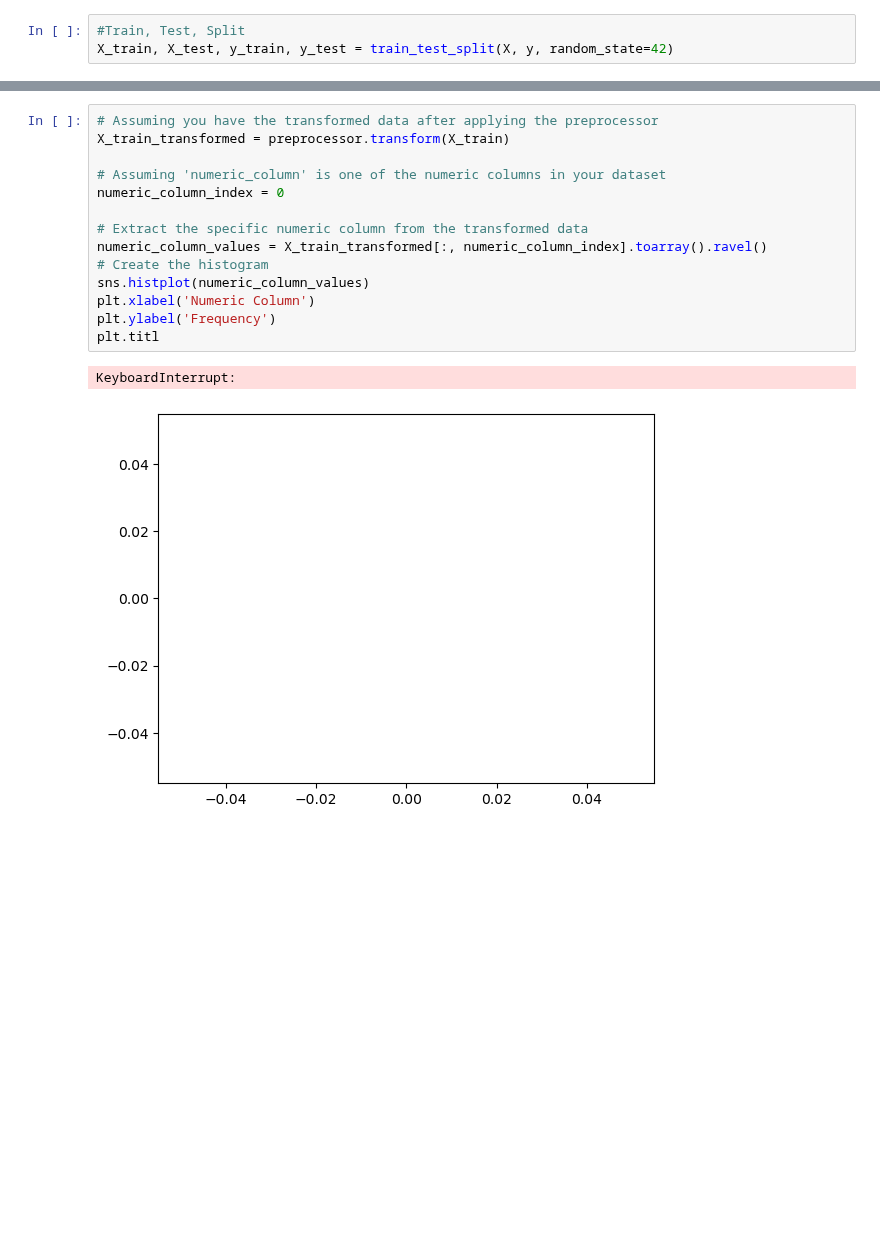
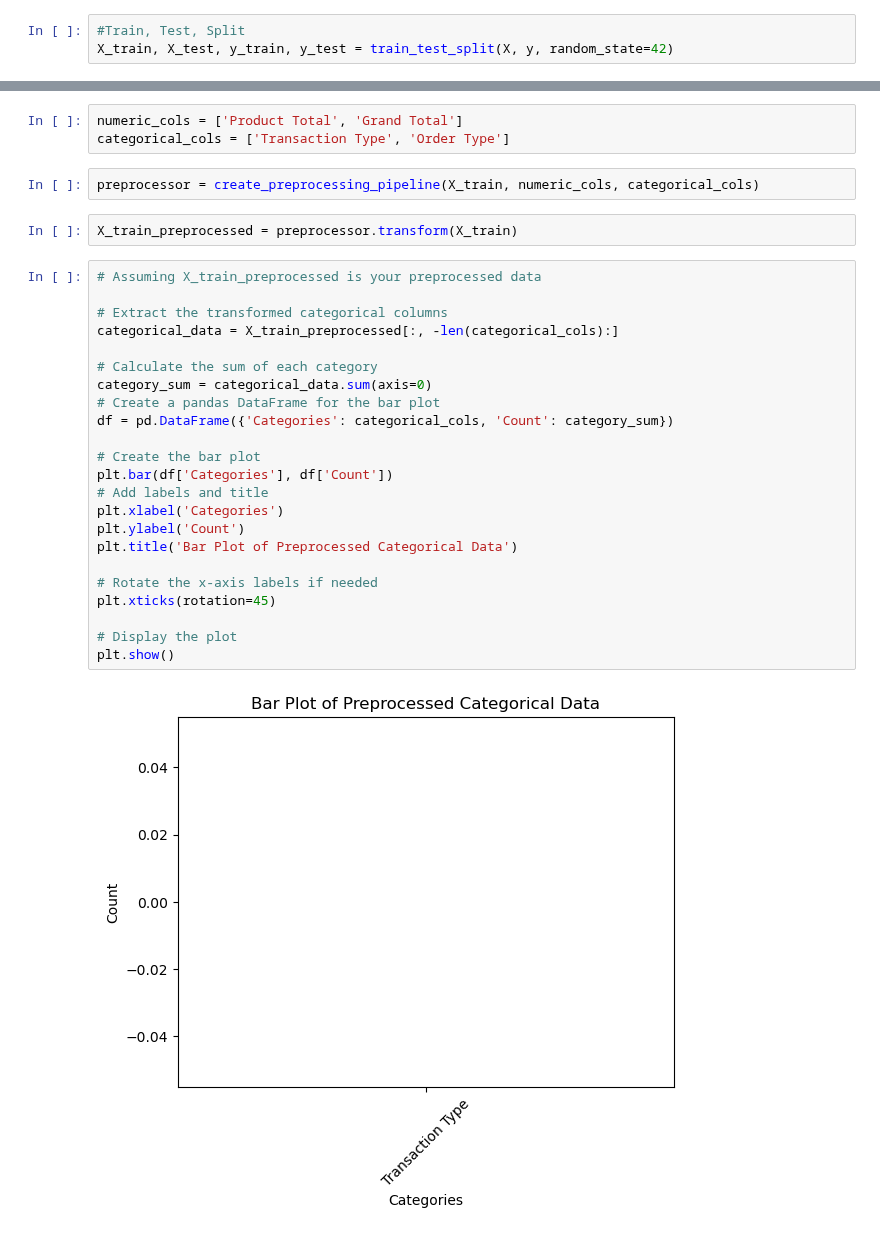
Before and after one commit to JoeBwonKenobi/Floral_Sales_Project, a Jupyter notebook: Floral_Data_Processing.ipynb, the cells around one changed output, grey strips where cells are left out. Saved outputs shown, nothing was run; the diff lists cells and outputs as text; blank space fills up the shorter version.

```diff
--- a/Floral_Data_Processing.ipynb
+++ b/Floral_Data_Processing.ipynb
@@ -224,17 +196,32 @@ plt.show()
-# %%
-# Assuming you have the transformed data after applying the preprocessor
-X_train_transformed = preprocessor.transform(X_train)
-
-# Assuming 'numeric_column' is one of the numeric columns in your dataset
-numeric_column_index = 0
-
-# Extract the specific numeric column from the transformed data
-numeric_column_values = X_train_transformed[:, numeric_column_index].toarray().ravel()
-# Create the histogram
-sns.histplot(numeric_column_values)
-plt.xlabel('Numeric Column')
-plt.ylabel('Frequency')
-plt.titl
-# %% [output]
-KeyboardInterrupt:
-[figure, removed]
+# %%
+numeric_cols = ['Product Total', 'Grand Total']
+categorical_cols = ['Transaction Type', 'Order Type']
+# %%
+preprocessor = create_preprocessing_pipeline(X_train, numeric_cols, categorical_cols)
+# %%
+X_train_preprocessed = preprocessor.transform(X_train)
+# %%
+# Assuming X_train_preprocessed is your preprocessed data
+
+# Extract the transformed categorical columns
+categorical_data = X_train_preprocessed[:, -len(categorical_cols):]
+
+# Calculate the sum of each category
+category_sum = categorical_data.sum(axis=0)
+# Create a pandas DataFrame for the bar plot
+df = pd.DataFrame({'Categories': categorical_cols, 'Count': category_sum})
+
+# Create the bar plot
+plt.bar(df['Categories'], df['Count'])
+# Add labels and title
+plt.xlabel('Categories')
+plt.ylabel('Count')
+plt.title('Bar Plot of Preprocessed Categorical Data')
+
+# Rotate the x-axis labels if needed
+plt.xticks(rotation=45)
+
+# Display the plot
+plt.show()
+# %% [output]
+[figure, added]
```
Also changed, not shown: parts of 3 cells of this notebook.
